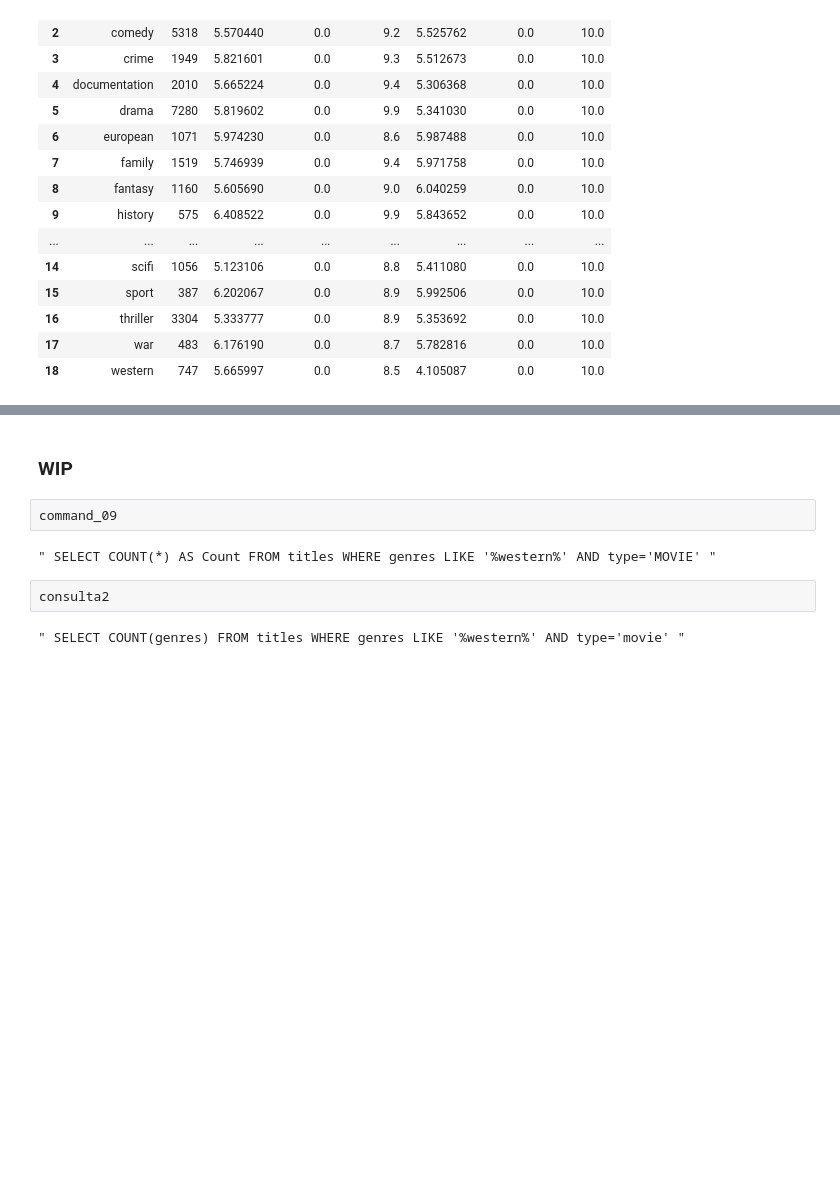
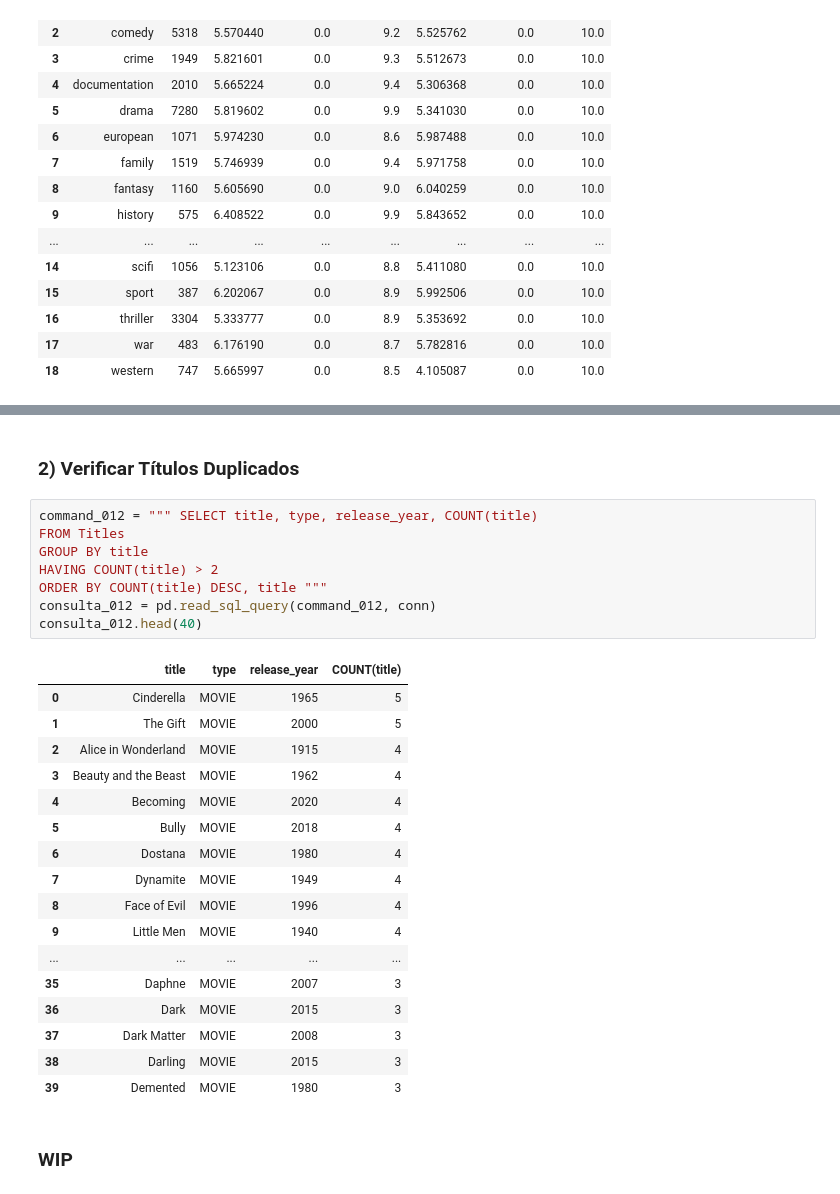
Before and after one commit to LVMRiba/MiniProjects, a Jupyter notebook: MiniProjects_3/Streaming.ipynb, the cells around one changed output, grey strips where cells are left out. Cells and saved outputs as stored; diff of their text form; blank space fills up the shorter version.

```diff
--- a/MiniProjects_3/Streaming.ipynb
+++ b/MiniProjects_3/Streaming.ipynb
@@ -998,14 +1076,34 @@ genero_dados
+# %% [markdown]
+### 2) Verificar Títulos Duplicados
+# %%
+command_012 = """ SELECT title, type, release_year, COUNT(title)
+FROM Titles
+GROUP BY title
+HAVING COUNT(title) > 2
+ORDER BY COUNT(title) DESC, title """
+consulta_012 = pd.read_sql_query(command_012, conn)
+consulta_012.head(40)
+# %% [output]
+|  | title | type | release_year | COUNT(title) |
+| 0 | Cinderella | MOVIE | 1965 | 5 |
+| 1 | The Gift | MOVIE | 2000 | 5 |
+| 2 | Alice in Wonderland | MOVIE | 1915 | 4 |
+| 3 | Beauty and the Beast | MOVIE | 1962 | 4 |
+| 4 | Becoming | MOVIE | 2020 | 4 |
+| 5 | Bully | MOVIE | 2018 | 4 |
+| 6 | Dostana | MOVIE | 1980 | 4 |
+| 7 | Dynamite | MOVIE | 1949 | 4 |
+| 8 | Face of Evil | MOVIE | 1996 | 4 |
+| 9 | Little Men | MOVIE | 1940 | 4 |
+| ... | ... | ... | ... | ... |
+| 35 | Daphne | MOVIE | 2007 | 3 |
+| 36 | Dark | MOVIE | 2015 | 3 |
+| 37 | Dark Matter | MOVIE | 2008 | 3 |
+| 38 | Darling | MOVIE | 2015 | 3 |
+| 39 | Demented | MOVIE | 1980 | 3 |
 # %% [markdown]
 
 ### WIP
-# %%
-command_09
-# %% [output]
-" SELECT COUNT(*) AS Count FROM titles WHERE genres LIKE '%western%' AND type='MOVIE' "
-# %%
-consulta2
-# %% [output]
-" SELECT COUNT(genres) FROM titles WHERE genres LIKE '%western%' AND type='movie' "
 # %%
 """
 conn.commit()
```
Also changed, not shown: parts of 15 cells of this notebook.
